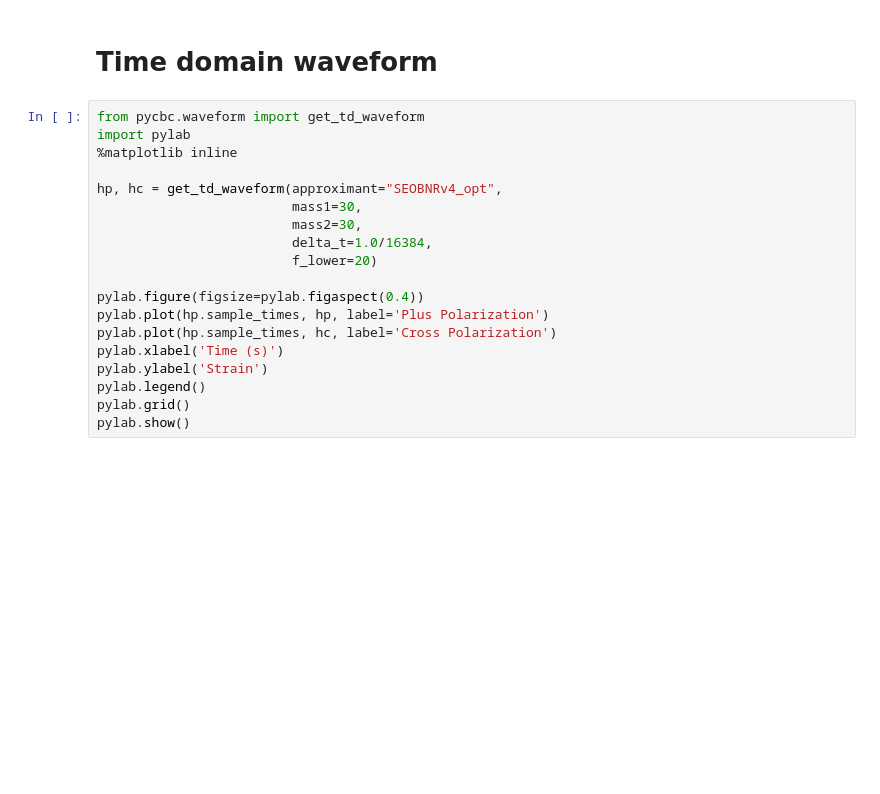
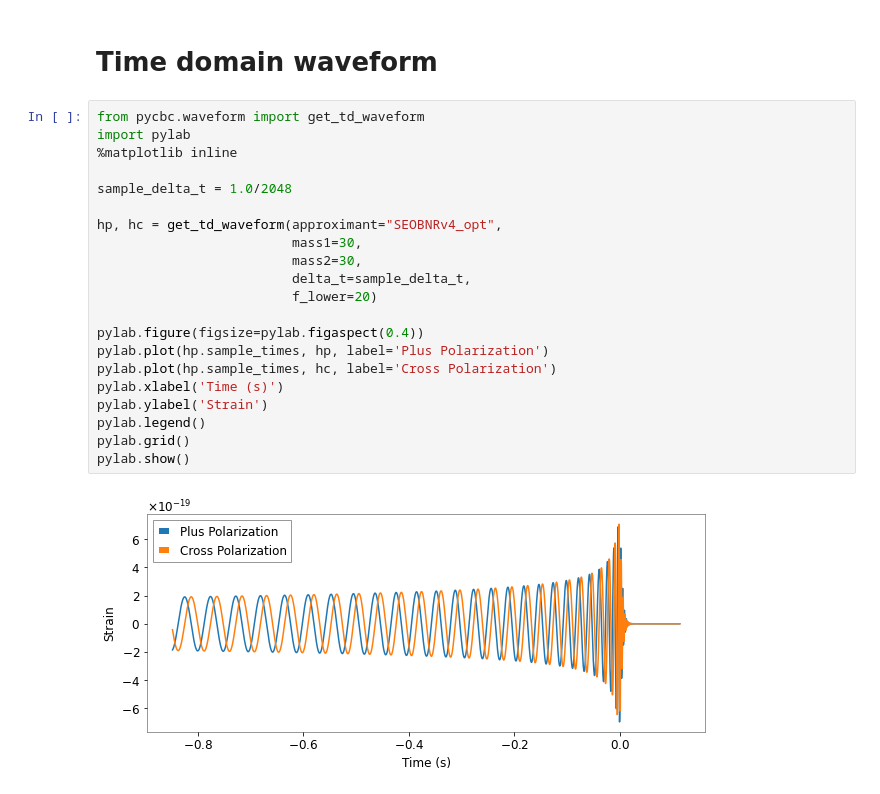
Before and after one commit to SYLau/odw-2022, a Jupyter notebook: Challenge/Data_challenge_2.ipynb, the cells around one changed output. Cells and saved outputs as stored; diff of their text form; blank space fills up the shorter version.

```diff
--- a/Challenge/Data_challenge_2.ipynb
+++ b/Challenge/Data_challenge_2.ipynb
@@ -66,19 +66,23 @@ Merger time: 1980-01-05 23:59:45.6 (3.6-18=-14.4)
 # %%
 from pycbc.waveform import get_td_waveform
 import pylab
 %matplotlib inline
 
+sample_delta_t = 1.0/2048
+
 hp, hc = get_td_waveform(approximant="SEOBNRv4_opt",
                          mass1=30,
                          mass2=30,
-                         delta_t=1.0/16384,
+                         delta_t=sample_delta_t,
                          f_lower=20)
 
 pylab.figure(figsize=pylab.figaspect(0.4))
 pylab.plot(hp.sample_times, hp, label='Plus Polarization')
 pylab.plot(hp.sample_times, hc, label='Cross Polarization')
 pylab.xlabel('Time (s)')
 pylab.ylabel('Strain')
 pylab.legend()
 pylab.grid()
 pylab.show()
+# %% [output]
+[figure, added]
```
Also changed, not shown: parts of 5 cells of this notebook.
